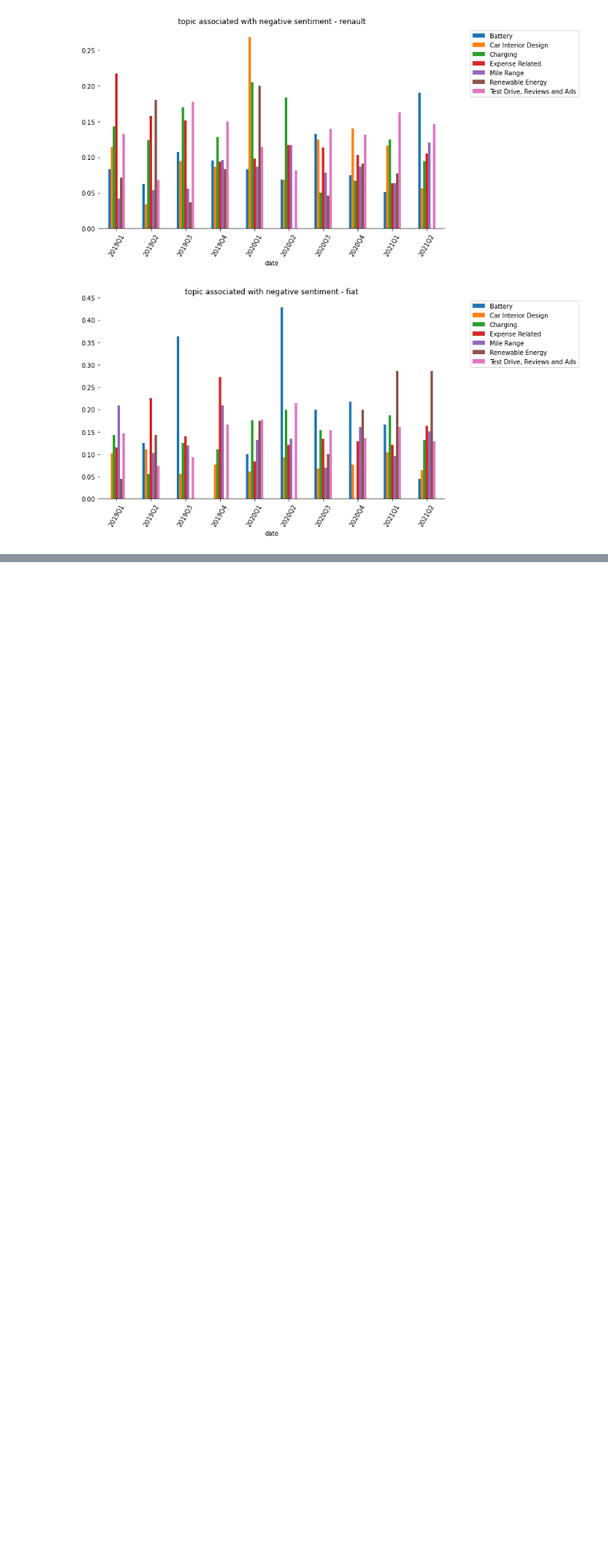
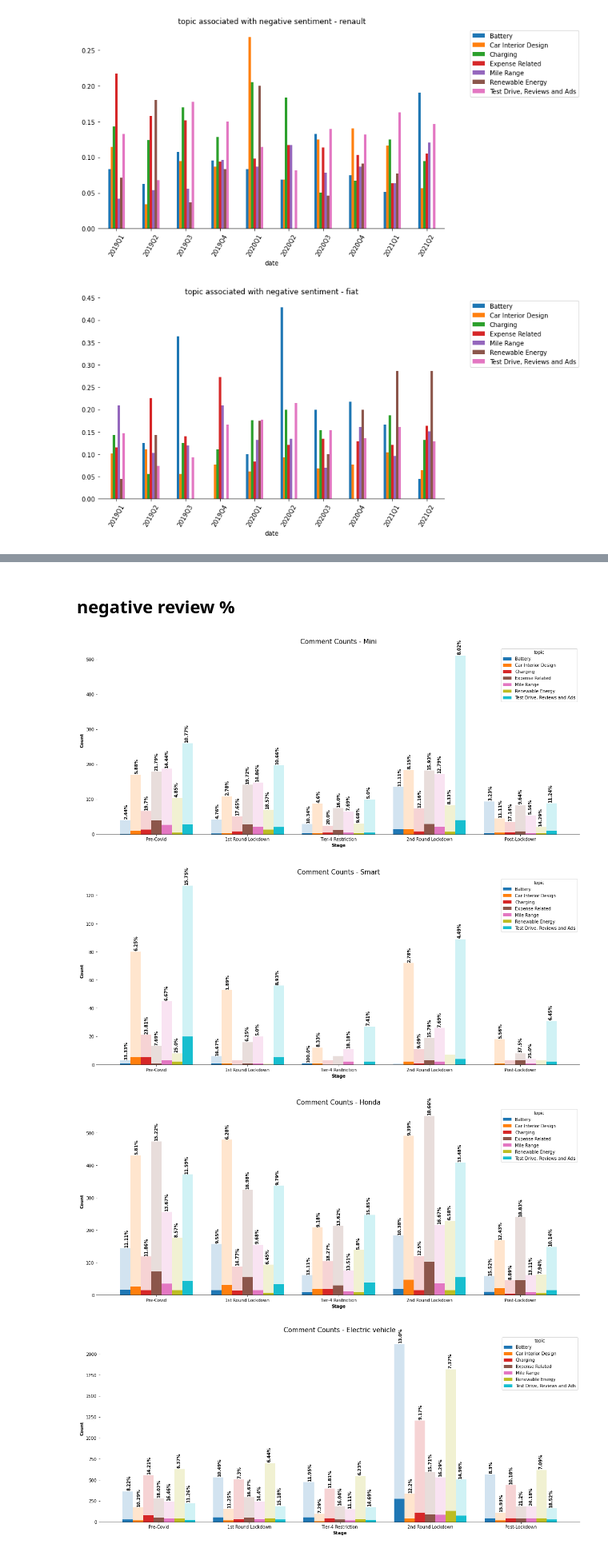
Before and after one commit to Kexuanzhu/FCA3-Twitter, a Jupyter notebook: visulization.ipynb, the cells around one changed output, grey strips where cells are left out. Shown at 80% size. Cells and saved outputs as stored; diff of their text form; code cells hidden in the pictures; blank space fills up the shorter version.

```diff
--- a/visulization.ipynb
+++ b/visulization.ipynb
@@ -327,9 +329,9 @@ def sent_change(brand):
     for i in tmp.index:
             ax.axvline(x = i, color = 'darkgray', ls = '--')
 
-    plt.legend(loc = 'best', bbox_to_anchor=(1.5 ,1), frameon = False)
+    plt.legend(loc = 'best', bbox_to_anchor=(1.0 ,1), frameon = False)
     plt.title('Sentiment Change - ' + brand.capitalize())
-    # plt.savefig(brand + '_sentchange.png')
+    #plt.savefig(brand + '_sentchange.png', bbox_inches='tight')
 # %%
 x = 'fiat'
 sent_change(x)
@@ -389,3 +391,5 @@ df1.groupby(['brand', 'topic'])['tweet'].agg('count').unstack()
 | renault | 380 | 1282 | 922 | 1784 | 2517 | 342 | ... |
 | seat | 3 | 54 | 9 | 9 | 12 | 3 | ... |
 | smart | 15 | 324 | 60 | 99 | 200 | 29 | ... |
+# %% [markdown]
+## negative review %
@@ -391,0 +439,9 @@ df1.groupby(['brand', 'topic'])['tweet'].agg('count').unstack()
+# %%
+for i in df1_.brand.unique():
+    if i != 'seat':
+        plot_count(i)
+# %% [output]
+[figure, added]
+[figure, added]
+[figure, added]
+[figure, added]
```
Also changed, not shown: parts of 10 cells of this notebook.
